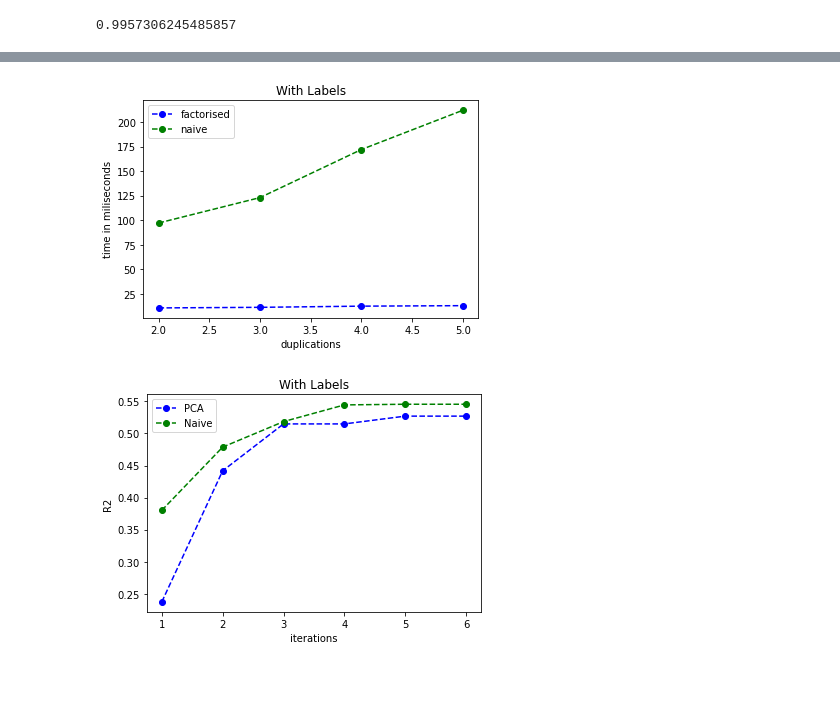
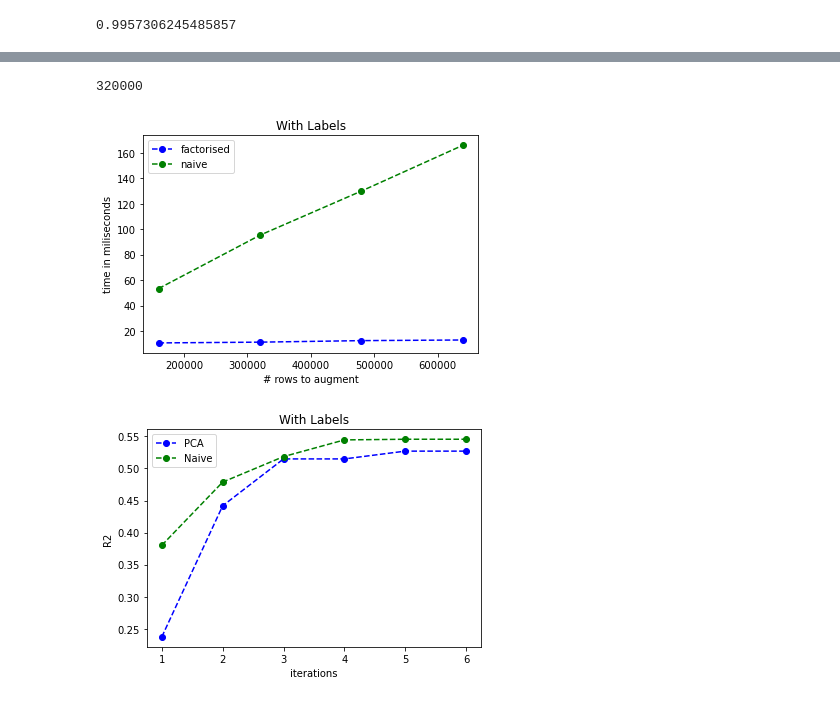
Before and after one commit to primkey7607/factorizedlearn, a Jupyter notebook: test.ipynb, the cells around one changed output, grey strips where cells are left out. Saved outputs shown, nothing was run; the diff lists cells and outputs as text; code cells hidden in the pictures.

```diff
--- a/test.ipynb
+++ b/test.ipynb
@@ -216,22 +212,29 @@ join_naive
+# %%
+len(aug_join)
+# %% [output]
+320000
 # %%
 import matplotlib.pyplot as plt
 import numpy as np
 
 x = [2,3,4,5]
+x = [160000,320000,480000,640000]
 y1 = [10.6,11.2,12.4,12.9]
-y2 = [97.1,123,172,212]
+# y2 = [97.1,123,172,212]
+y2 = [53.3,95.3,130 ,166]
 plt.figure()
 plt.plot(x, y1,'--bo', label='factorised')
 plt.plot(x, y2,'--go', label='naive')
 plt.legend()
 # plt.xlabel("number of dimensions")
-plt.xlabel("duplications")
+# plt.xlabel("duplications")
+plt.xlabel("# rows to augment")
 plt.ylabel("time in miliseconds")
 plt.title("With Labels")
 
 plt.show()
 # %% [output]
-[figure, old version]
+[figure, new version]
 # %%
 Test performae for size of dimension.
 Test performance for many-to-many join.
```
Also changed, not shown: parts of 4 cells of this notebook, 5 other files.
